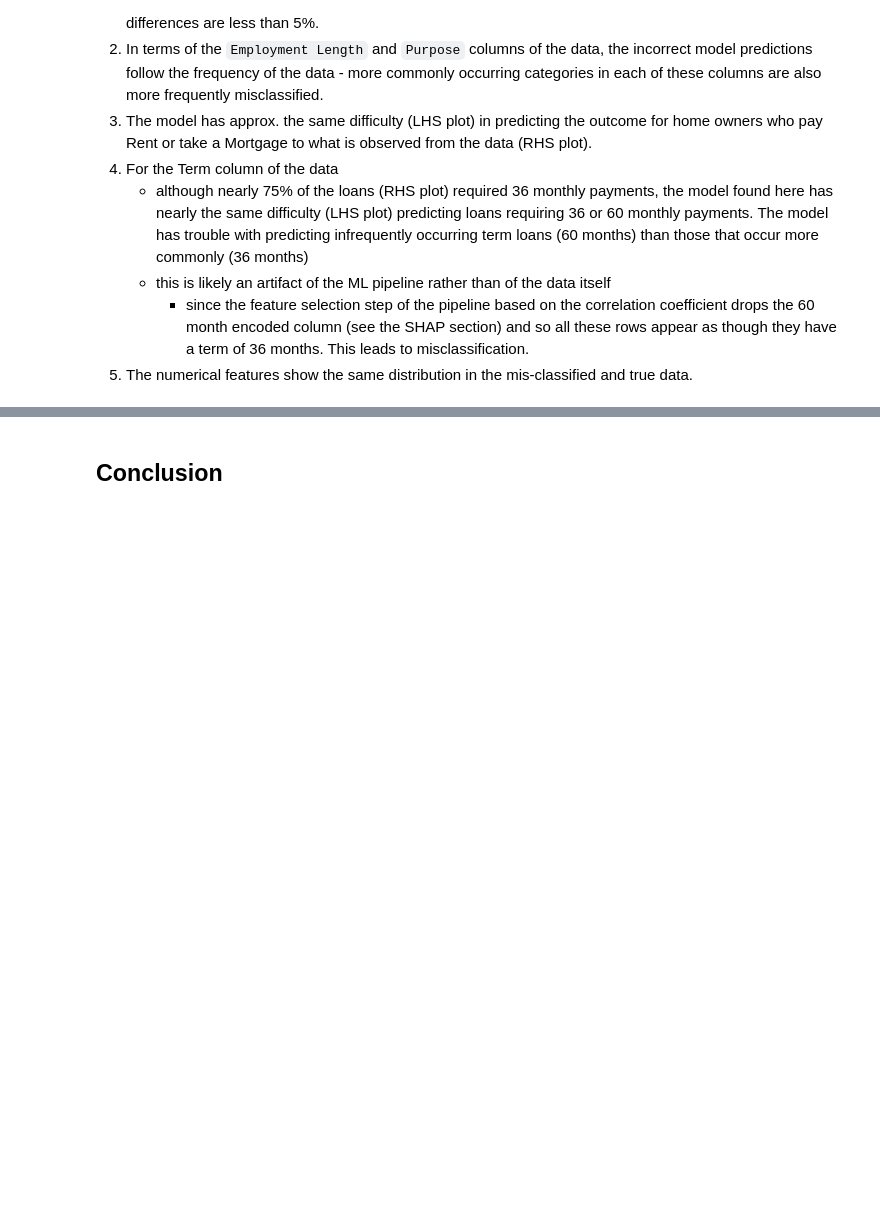
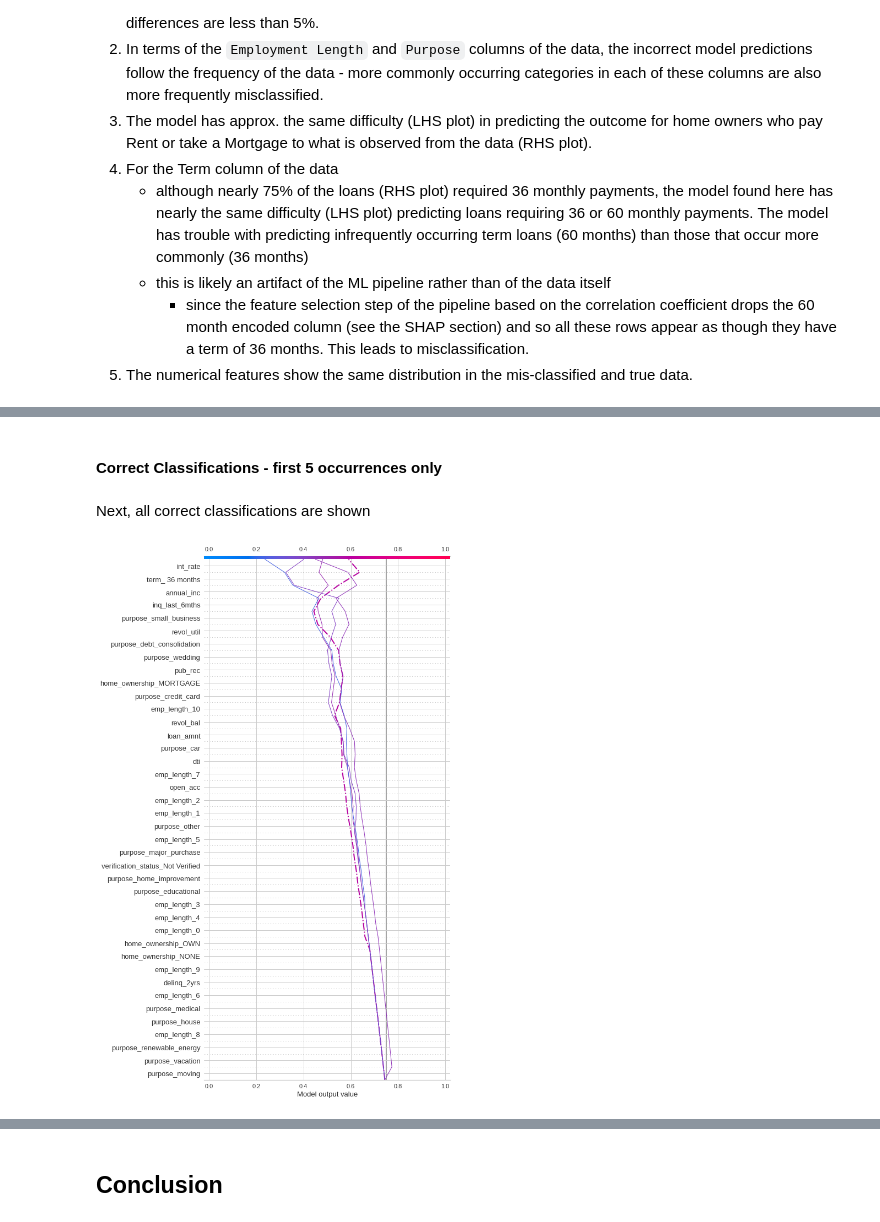
Before and after one commit to edesz/predict-loan-defaults, a Jupyter notebook: 5_experiments_in_classification_v2.ipynb, the cells around one changed output, grey strips where cells are left out. Cells and saved outputs as stored; diff of their text form; code cells hidden in the pictures; blank space fills up the shorter version.

```diff
--- a/5_experiments_in_classification_v2.ipynb
+++ b/5_experiments_in_classification_v2.ipynb
@@ -1432,0 +1825,4 @@ for col, wspace, fig_size in zip(
+# %% [markdown]
+#### Correct Classifications - first 5 occurrences only
+# %% [markdown]
+Next, all correct classifications are shown
@@ -1432,0 +1834,19 @@ for col, wspace, fig_size in zip(
+# %%
+matched = (y_pred_test_series == y_test).reset_index(drop=True)
+matched_idx_ilocs = matched.loc[matched].index.tolist()
+features = X_test_trans.iloc[matched_idx_ilocs[0:5]]
+features_display = X_test_trans.iloc[features.index]
+shap_values = explainer.shap_values(features)
+shap.decision_plot(
+    explainer.expected_value,
+    explainer.shap_values(features),
+    features_display,
+    link="logit",
+    new_base_value=new_base_value,
+    feature_display_range=slice(-1, -X_test_trans.shape[1], -1),
+    highlight=0,
+    feature_order=r.feature_idx,
+    xlim=r.xlim,
+)
+# %% [output]
+[figure, added]
```
Also changed, not shown: parts of 77 cells of this notebook.
